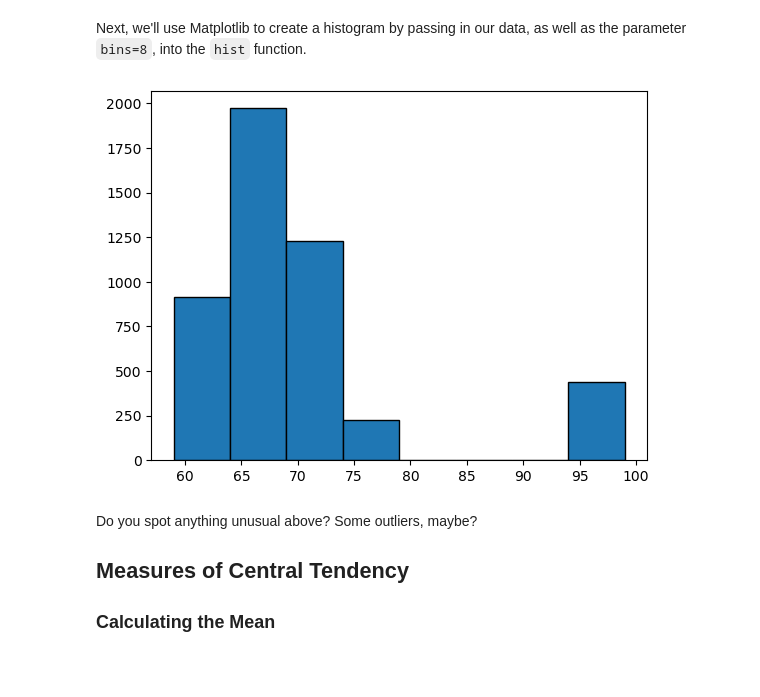
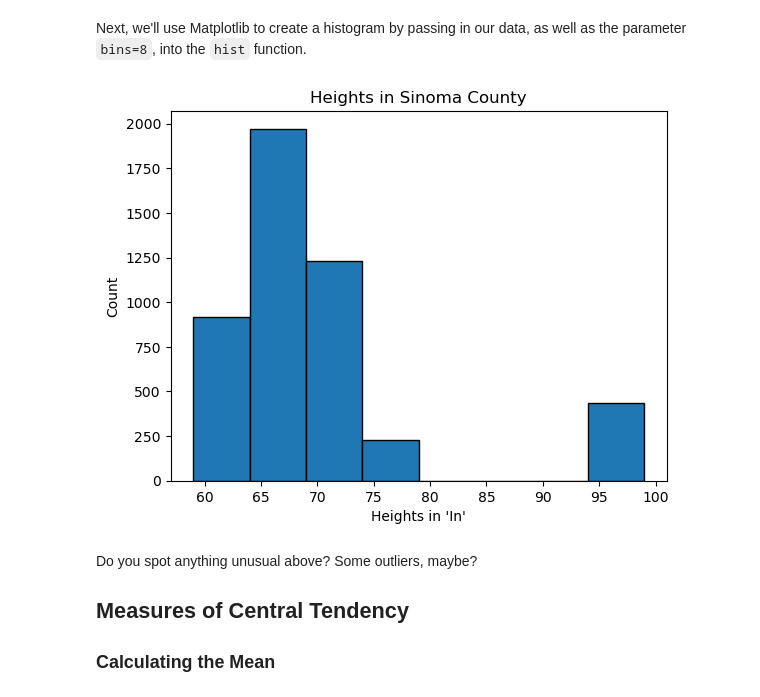
Before and after one commit to marxmayama/dsc-implementing-statistics-with-functions-lab, a Jupyter notebook: index.ipynb, the cells around one changed output. Drawn from its saved outputs; the diff is of its cells as text; code cells hidden in the pictures; blank space fills up the shorter version.

```diff
--- a/index.ipynb
+++ b/index.ipynb
@@ -117,10 +117,13 @@ Next, we'll use Matplotlib to create a histogram by passing in our data, as well
 # %%
 # Run this cell without changes
 # A histogram should display below
 
-plt.hist(height, bins=8, edgecolor = 'black');
+plt.hist(height, bins=8, edgecolor = 'black')
+plt.xlabel("Heights in 'In'")
+plt.ylabel('Count')
+plt.title('Heights in Sinoma County');
 # %% [output]
-[figure, old version]
+[figure, new version]
 # %% [markdown]
 Do you spot anything unusual above? Some outliers, maybe?
 
```
Also changed, not shown: parts of 13 cells of this notebook.
